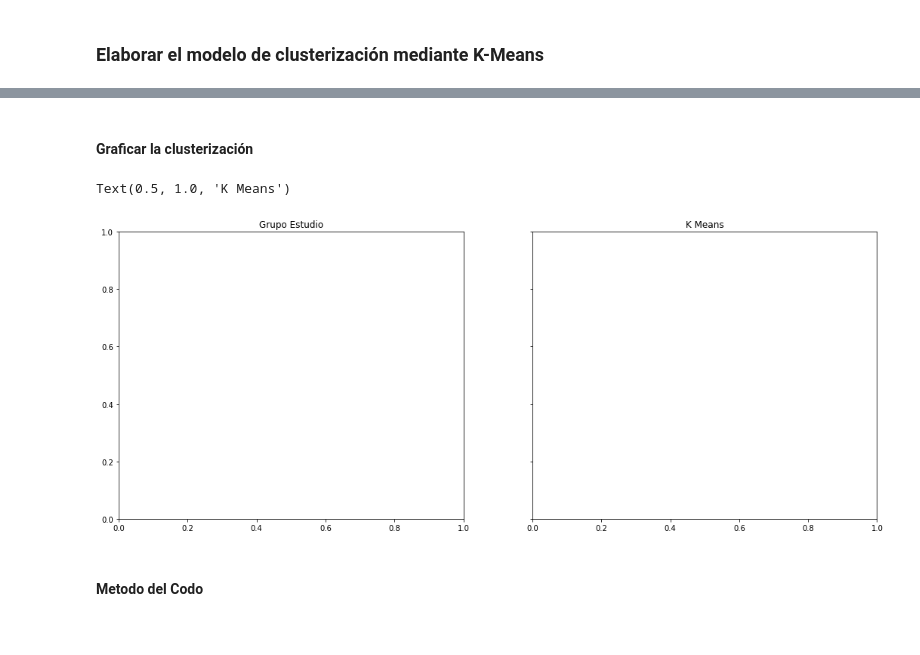
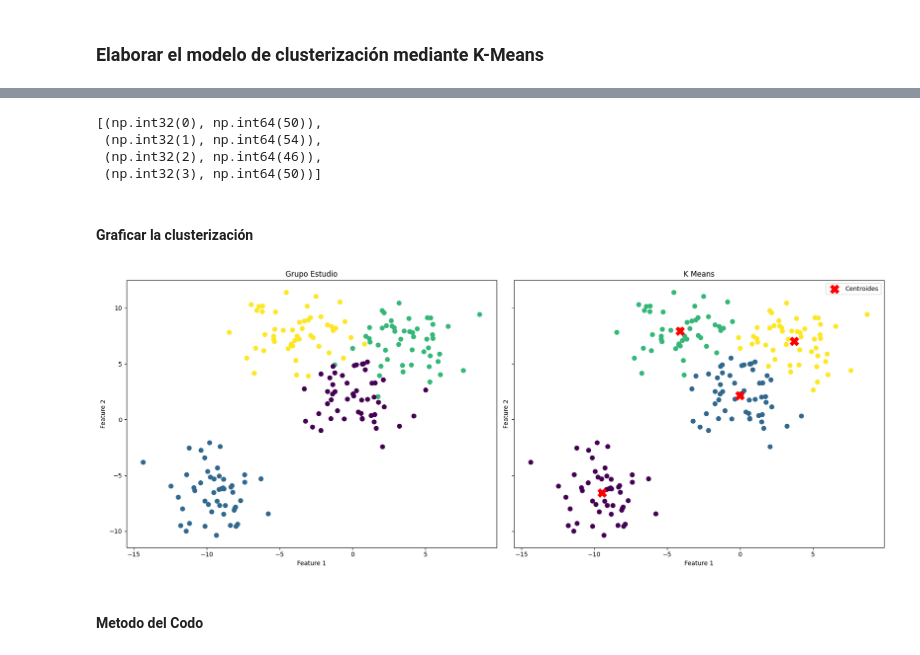
Before and after one commit to rodrigoaguilerav/kibernum-data-science, a Jupyter notebook: M6/S3/02 - K-Means (Participante).ipynb, the cells around one changed output, grey strips where cells are left out. Saved outputs shown, nothing was run; the diff lists cells and outputs as text; code cells hidden in the pictures.

```diff
--- a/M6/S3/02 - K-Means (Participante).ipynb
+++ b/M6/S3/02 - K-Means (Participante).ipynb
@@ -22,13 +64,36 @@ Text(0.5, 1.0, 'Datos Dummy')
+# %%
+# (Opcional) Cantidad de puntos por cluster
+import numpy as np
+unique, counts = np.unique(y_kmeans, return_counts=True)
+list(zip(unique, counts))
+# %% [output]
+[(np.int32(0), np.int64(50)),
+ (np.int32(1), np.int64(54)),
+ (np.int32(2), np.int64(46)),
+ (np.int32(3), np.int64(50))]
 # %% [markdown]
 #### Graficar la clusterización
-# %%
-fig, (axes1,axes2) = plt.subplots(1,2, sharey=True, figsize=(18,7))
-axes1.set_title('Grupo Estudio')
-# COMPLETAR
-axes2.set_title('K Means')
-# COMPLETAR
-# %% [output]
-Text(0.5, 1.0, 'K Means')
-[figure, removed]
+# %%
+fig, (axes1,axes2) = plt.subplots(1,2, sharey=True, figsize=(18,7))
+
+# Datos originales coloreados por la clase verdadera
+axes1.set_title('Grupo Estudio')
+axes1.scatter(X[:,0], X[:,1], c=y, cmap='viridis', s=50)
+axes1.set_xlabel('Feature 1')
+axes1.set_ylabel('Feature 2')
+
+# Resultados de K-Means coloreados por cluster asignado
+axes2.set_title('K Means')
+axes2.scatter(X[:,0], X[:,1], c=y_kmeans, cmap='viridis', s=50)
+axes2.scatter(kmeans.cluster_centers_[:,0], kmeans.cluster_centers_[:,1],
+               s=200, c='red', marker='X', label='Centroides')
+axes2.set_xlabel('Feature 1')
+axes2.set_ylabel('Feature 2')
+axes2.legend()
+
+plt.tight_layout()
+plt.show()
+# %% [output]
+[figure, added]
 # %% [markdown]
 #### Metodo del Codo
```
Also changed, not shown: parts of 16 cells of this notebook.
